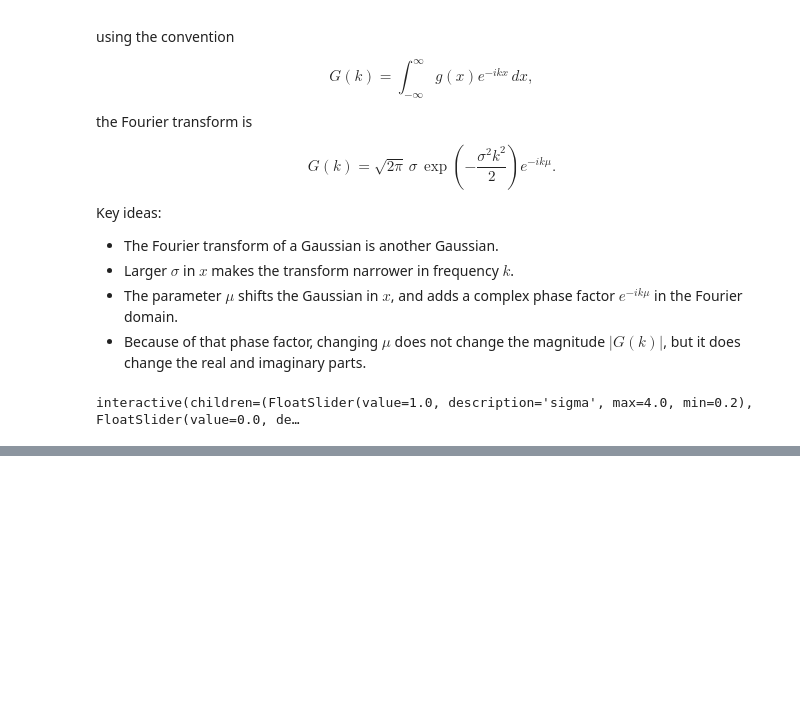
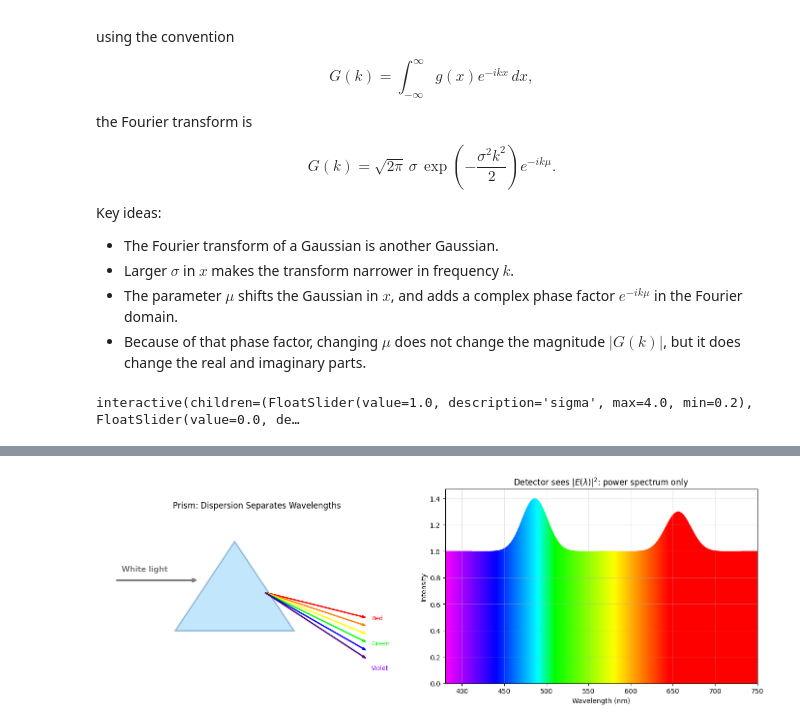
Before and after one commit to lasreeram/datascieng, a Jupyter notebook: ch2/exploring_gaussian.ipynb, the cells around one changed output, grey strips where cells are left out. Drawn from its saved outputs; the diff is of its cells as text; code cells hidden in the pictures; blank space fills up the shorter version.

```diff
--- a/ch2/exploring_gaussian.ipynb
+++ b/ch2/exploring_gaussian.ipynb
@@ -169,0 +259,83 @@ interactive(children=(FloatSlider(value=1.0, description='sigma', max=4.0, min=0
+# %%
+def plot_prism_dispersion():
+    """Visualize how a prism separates white light into its frequency components."""
+    fig, axes = plt.subplots(1, 2, figsize=(14, 5))
+
+    # --- Left panel: prism schematic ---
+    ax = axes[0]
+    # Draw prism as a triangle
+    prism = plt.Polygon([[2, 0.5], [4, 3.5], [6, 0.5]], closed=True,
+                         facecolor="lightskyblue", edgecolor="steelblue", linewidth=2, alpha=0.5)
+    ax.add_patch(prism)
+
+    # White input beam
+    ax.annotate("", xy=(2.8, 2.2), xytext=(0, 2.2),
+                arrowprops=dict(arrowstyle="->, head_width=0.2", color="gray", lw=3))
+    ax.text(0.2, 2.5, "White light", fontsize=11, color="gray", fontweight="bold")
+
+    # Dispersed output beams (rainbow)
+    colors = ["#FF0000", "#FF7F00", "#FFFF00", "#00FF00", "#0000FF", "#4B0082", "#8B00FF"]
+    labels = ["Red", "", "", "Green", "", "", "Violet"]
+    base_angle = -0.25
+    for i, (c, lbl) in enumerate(zip(colors, labels)):
+        angle = base_angle - i * 0.08
+        end_x = 8.5
+        end_y = 1.8 + angle * (end_x - 5.0)
+        ax.annotate("", xy=(end_x, end_y), xytext=(5.0, 1.8),
+                    arrowprops=dict(arrowstyle="->, head_width=0.12", color=c, lw=2))
+        if lbl:
+            ax.text(end_x + 0.1, end_y, lbl, fontsize=9, color=c, va="center")
+
+    ax.set_xlim(-0.5, 10)
+    ax.set_ylim(-0.5, 4.5)
+    ax.set_aspect("equal")
+    ax.set_title("Prism: Dispersion Separates Wavelengths", fontsize=12)
+    ax.axis("off")
+
+    # --- Right panel: power spectrum (what a detector sees) ---
+    ax2 = axes[1]
+    wavelengths = np.linspace(380, 750, 500)  # visible spectrum in nm
+
+    # Simulate a "white light" spectrum: roughly flat with some features
+    spectrum = np.ones_like(wavelengths)
+    # Add a couple of spectral features
+    spectrum += 0.4 * np.exp(-((wavelengths - 486) ** 2) / (2 * 15**2))  # H-beta bump
+    spectrum += 0.3 * np.exp(-((wavelengths - 656) ** 2) / (2 * 15**2))  # H-alpha bump
+
+    # Color the bars by approximate wavelength color
+    def wavelength_to_rgb(wl):
+        """Approximate visible wavelength (nm) to RGB."""
+        if 380 <= wl < 440:
+            r, g, b = -(wl - 440) / (440 - 380), 0.0, 1.0
+        elif 440 <= wl < 490:
+            r, g, b = 0.0, (wl - 440) / (490 - 440), 1.0
+        elif 490 <= wl < 510:
+            r, g, b = 0.0, 1.0, -(wl - 510) / (510 - 490)
+        elif 510 <= wl < 580:
+            r, g, b = (wl - 510) / (580 - 510), 1.0, 0.0
+        elif 580 <= wl < 645:
+            r, g, b = 1.0, -(wl - 645) / (645 - 580), 0.0
+        elif 645 <= wl <= 750:
+            r, g, b = 1.0, 0.0, 0.0
+        else:
+            r, g, b = 0.0, 0.0, 0.0
+        return (r, g, b)
+
+    colors_rgb = [wavelength_to_rgb(wl) for wl in wavelengths]
+    for i in range(len(wavelengths) - 1):
+        ax2.fill_between(wavelengths[i:i+2], 0, spectrum[i:i+2], color=colors_rgb[i])
+
+    ax2.set_title(r"Detector sees $|E(\lambda)|^2$: power spectrum only", fontsize=12)
+    ax2.set_xlabel("Wavelength (nm)")
+    ax2.set_ylabel("Intensity")
+    ax2.set_xlim(380, 750)
+    ax2.set_ylim(0)
+    ax2.grid(True, alpha=0.3)
+
+    plt.tight_layout()
+    plt.show()
+
+
+plot_prism_dispersion()
+# %% [output]
+[figure, added]
```
Also changed, not shown: parts of 6 cells of this notebook, 29 other files.
